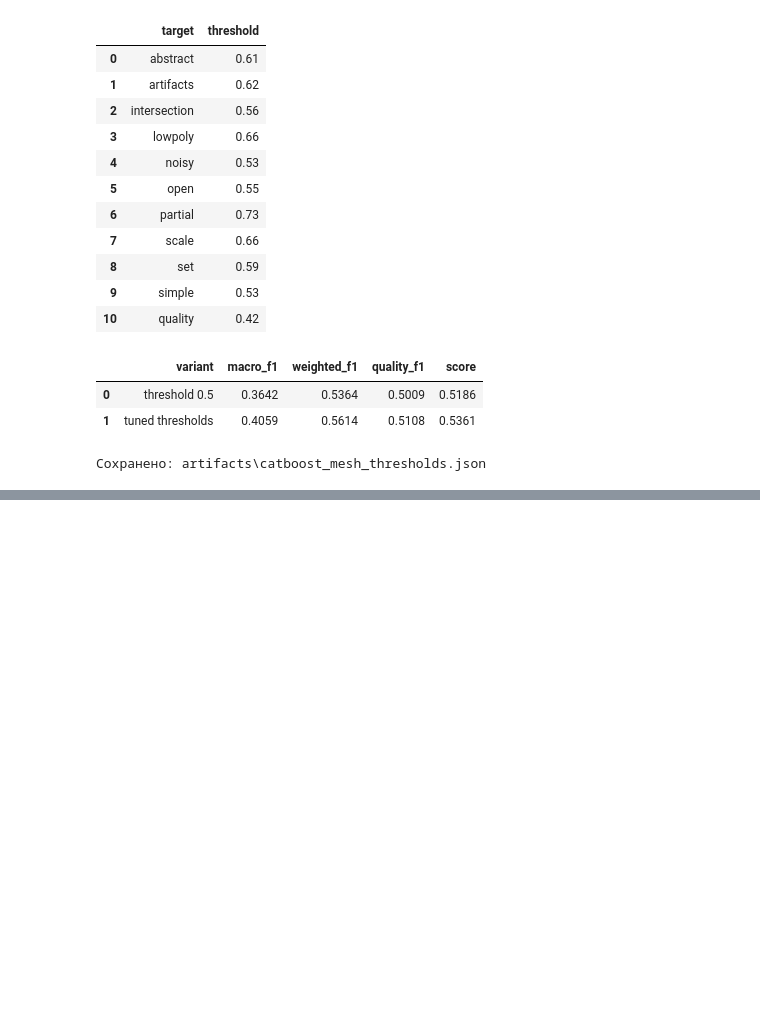
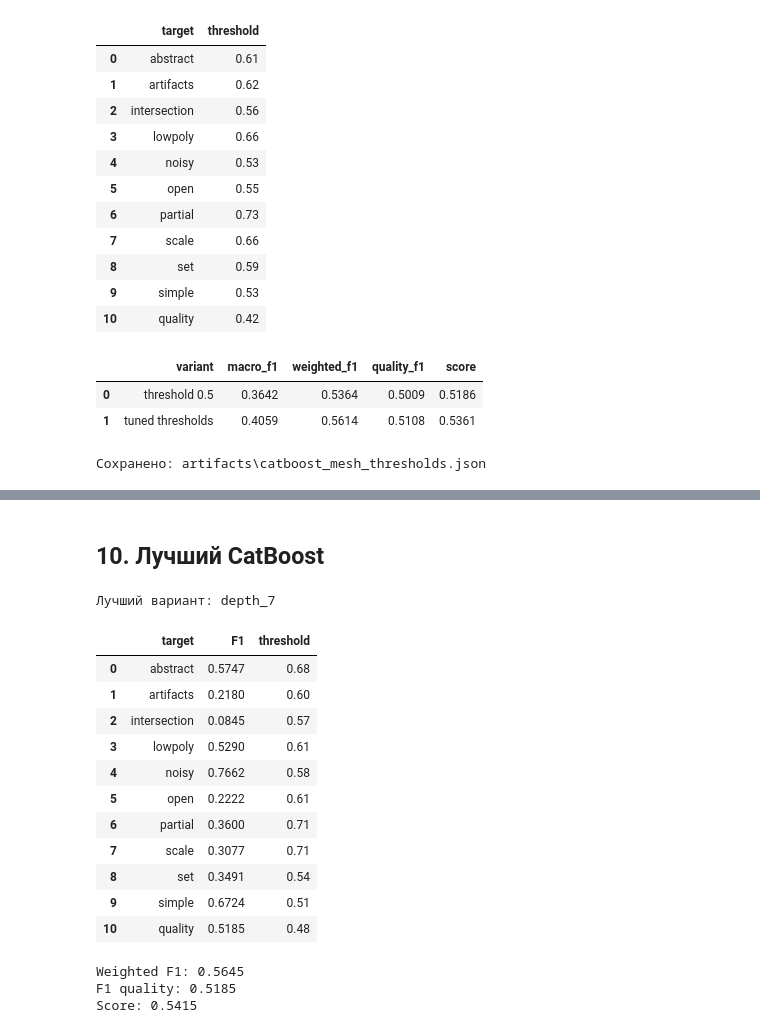
Before and after one commit to gasich27/AI-Challenge-2026-MainStage, a Jupyter notebook: catboost_mesh_baseline.ipynb, the cells around one changed output, grey strips where cells are left out. Saved outputs shown, nothing was run; the diff lists cells and outputs as text; code cells hidden in the pictures; blank space fills up the shorter version.

```diff
--- a/catboost_mesh_baseline.ipynb
+++ b/catboost_mesh_baseline.ipynb
@@ -704,0 +498,30 @@ print('Сохранено:', ENSEMBLE_THRESHOLDS_PATH)
+# %%
+experiments = {
+    'depth_5': {'depth': 5, 'l2_leaf_reg': 3},
+    'depth_7': {'depth': 7, 'l2_leaf_reg': 10},
+    'leaves_31': {
+        'grow_policy': 'Lossguide',
+        'depth': 8,
+        'max_leaves': 31,
+        'min_data_in_leaf': 20,
+        'l2_leaf_reg': 5
+    }
+}
+
+TUNED_MODELS_DIR = ROOT / 'models' / 'catboost_tuned'
+TUNED_MODELS_DIR.mkdir(parents=True, exist_ok=True)
+
+
+def tune_thresholds(probabilities):
+    thresholds = []
+    for index in range(len(target_columns)):
+        scores = [
+            f1_score(
+                val_targets[:, index],
+                probabilities[:, index] >= threshold,
+                zero_division=0
+            )
+            for threshold in threshold_grid
+        ]
+        thresholds.append(threshold_grid[np.argmax(scores)])
+    return np.array(thresholds)
@@ -704,0 +596,33 @@ print('Сохранено:', ENSEMBLE_THRESHOLDS_PATH)
+# %% [markdown]
+## 10. Лучший CatBoost
+# %%
+best_class_f1, best_weighted_f1, best_quality_f1, best_score = (
+    calculate_metrics(val_targets, best_probabilities, best_thresholds)
+)
+
+print('Лучший вариант:', best_name)
+display(pd.DataFrame({
+    'target': target_columns,
+    'F1': best_class_f1,
+    'threshold': best_thresholds
+}).round(4))
+print('Weighted F1:', round(best_weighted_f1, 4))
+print('F1 quality:', round(best_quality_f1, 4))
+print('Score:', round(best_score, 4))
+# %% [output]
+Лучший вариант: depth_7
+|  | target | F1 | threshold |
+| 0 | abstract | 0.5747 | 0.68 |
+| 1 | artifacts | 0.2180 | 0.60 |
+| 2 | intersection | 0.0845 | 0.57 |
+| 3 | lowpoly | 0.5290 | 0.61 |
+| 4 | noisy | 0.7662 | 0.58 |
+| 5 | open | 0.2222 | 0.61 |
+| 6 | partial | 0.3600 | 0.71 |
+| 7 | scale | 0.3077 | 0.71 |
+| 8 | set | 0.3491 | 0.54 |
+| 9 | simple | 0.6724 | 0.51 |
+| 10 | quality | 0.5185 | 0.48 |
+Weighted F1: 0.5645
+F1 quality: 0.5185
+Score: 0.5415
```
Also changed, not shown: parts of 11 cells of this notebook, 4 other files.
